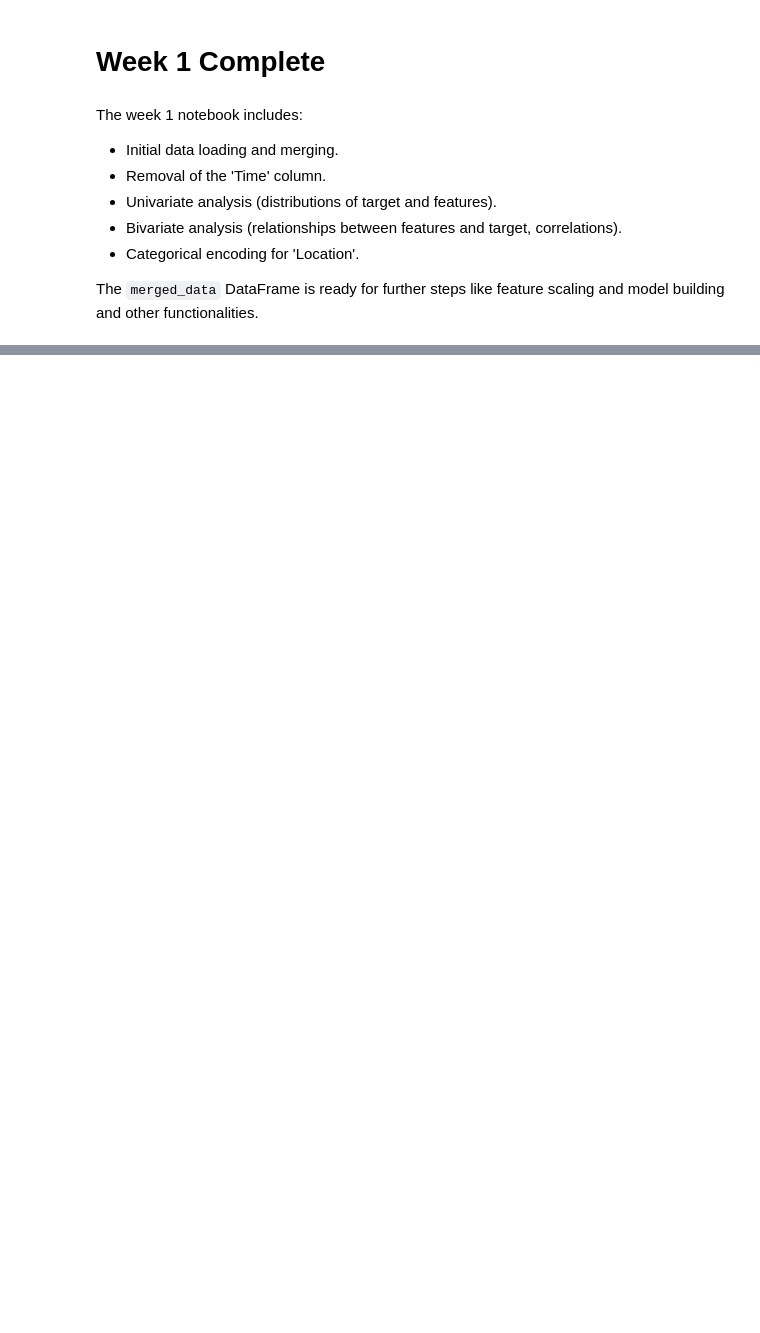
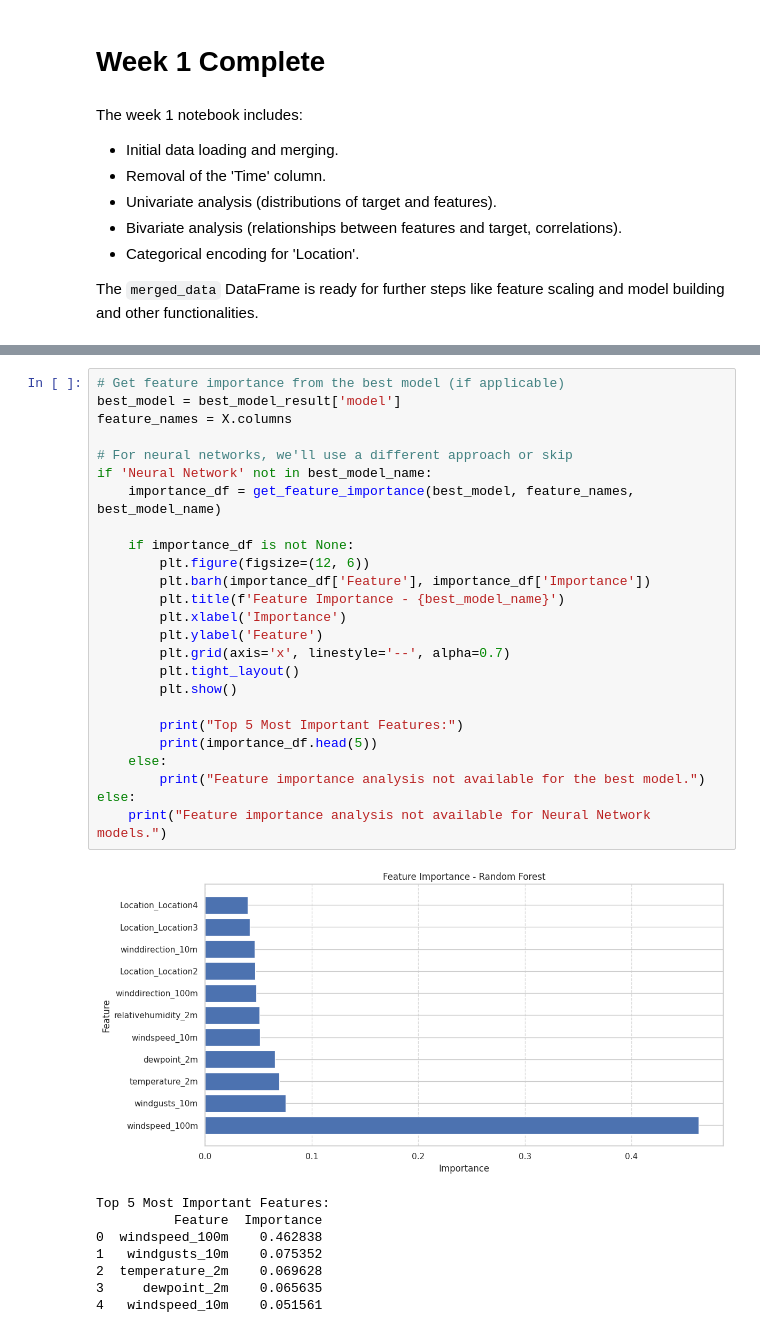
Before and after one commit to SatoruZati/Wind-Power-Generation-Forecasting, a Jupyter notebook: main.ipynb, the cells around one changed output, grey strips where cells are left out. Drawn from its saved outputs; the diff is of its cells as text; blank space fills up the shorter version.

```diff
--- a/main.ipynb
+++ b/main.ipynb
@@ -393,0 +823,34 @@ The `merged_data` DataFrame is ready for further steps like feature scaling and
+# %%
+# Get feature importance from the best model (if applicable)
+best_model = best_model_result['model']
+feature_names = X.columns
+
+# For neural networks, we'll use a different approach or skip
+if 'Neural Network' not in best_model_name:
+    importance_df = get_feature_importance(best_model, feature_names, best_model_name)
+
+    if importance_df is not None:
+        plt.figure(figsize=(12, 6))
+        plt.barh(importance_df['Feature'], importance_df['Importance'])
+        plt.title(f'Feature Importance - {best_model_name}')
+        plt.xlabel('Importance')
+        plt.ylabel('Feature')
+        plt.grid(axis='x', linestyle='--', alpha=0.7)
+        plt.tight_layout()
+        plt.show()
+
+        print("Top 5 Most Important Features:")
+        print(importance_df.head(5))
+    else:
+        print("Feature importance analysis not available for the best model.")
+else:
+    print("Feature importance analysis not available for Neural Network models.")
+# %% [output]
+[figure, added]
+Top 5 Most Important Features:
+          Feature  Importance
+0  windspeed_100m    0.462838
+1   windgusts_10m    0.075352
+2  temperature_2m    0.069628
+3     dewpoint_2m    0.065635
+4   windspeed_10m    0.051561
```
Also changed, not shown: parts of 28 cells of this notebook.
